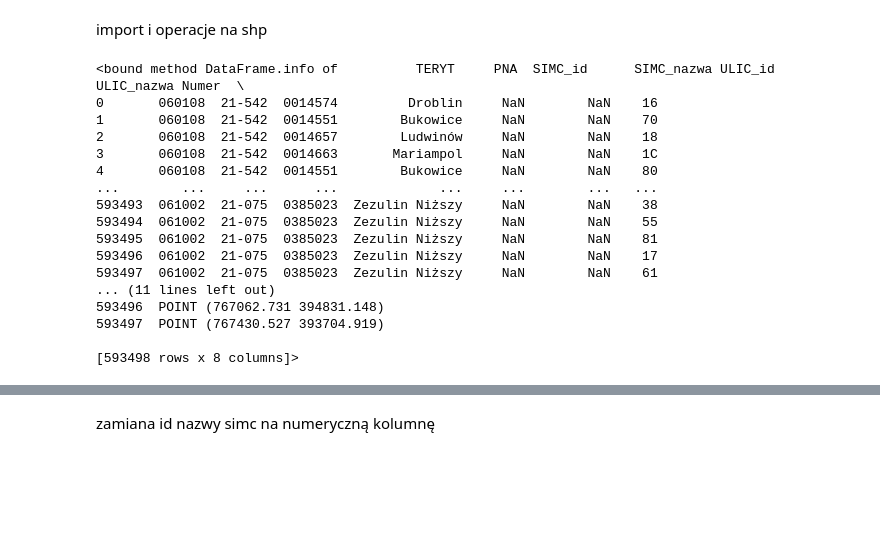
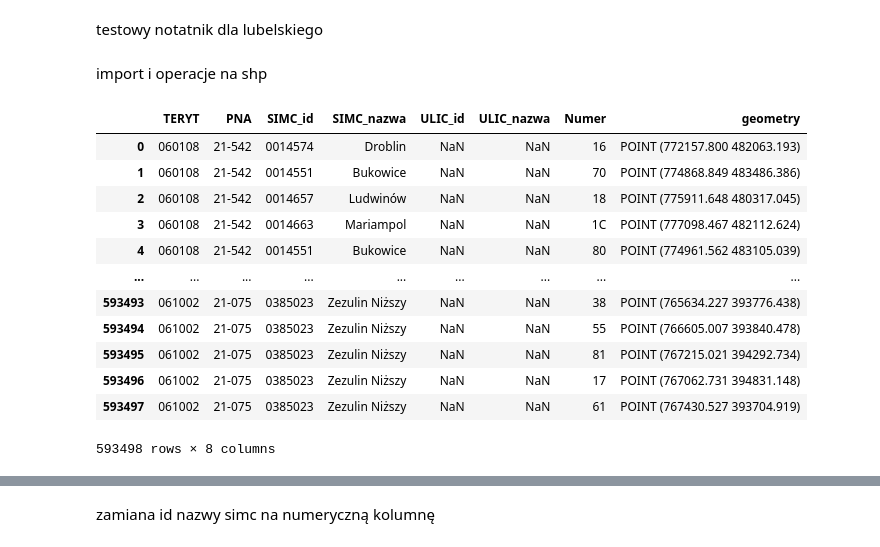
Before and after one commit to agaszady/geoclassification, a Jupyter notebook: test.ipynb, the cells around one changed output, grey strips where cells are left out. Saved outputs shown, nothing was run; the diff lists cells and outputs as text; code cells hidden in the pictures; blank space fills up the shorter version.

```diff
--- a/test.ipynb
+++ b/test.ipynb
@@ -1,3 +1,5 @@
+# %% [markdown]
+testowy notatnik dla lubelskiego
 # %% [markdown]
 import i operacje na shp
 # %%
@@ -5,24 +7,20 @@ import geopandas as gpd
 # %%
 gdf = gpd.read_file('06/PRG_PunktyAdresowe_06.shp')
 # %%
-gdf.info
+gdf
 # %% [output]
+|  | TERYT | PNA | SIMC_id | SIMC_nazwa | ULIC_id | ULIC_nazwa | Numer | geometry |
+| 0 | 060108 | 21-542 | 0014574 | Droblin | NaN | NaN | 16 | POINT (772157.800 482063.193) |
+| 1 | 060108 | 21-542 | 0014551 | Bukowice | NaN | NaN | 70 | POINT (774868.849 483486.386) |
+| 2 | 060108 | 21-542 | 0014657 | Ludwinów | NaN | NaN | 18 | POINT (775911.648 480317.045) |
+| 3 | 060108 | 21-542 | 0014663 | Mariampol | NaN | NaN | 1C | POINT (777098.467 482112.624) |
+| 4 | 060108 | 21-542 | 0014551 | Bukowice | NaN | NaN | 80 | POINT (774961.562 483105.039) |
+| ... | ... | ... | ... | ... | ... | ... | ... | ... |
+| 593493 | 061002 | 21-075 | 0385023 | Zezulin Niższy | NaN | NaN | 38 | POINT (765634.227 393776.438) |
+| 593494 | 061002 | 21-075 | 0385023 | Zezulin Niższy | NaN | NaN | 55 | POINT (766605.007 393840.478) |
+| 593495 | 061002 | 21-075 | 0385023 | Zezulin Niższy | NaN | NaN | 81 | POINT (767215.021 394292.734) |
+| 593496 | 061002 | 21-075 | 0385023 | Zezulin Niższy | NaN | NaN | 17 | POINT (767062.731 394831.148) |
+| 593497 | 061002 | 21-075 | 0385023 | Zezulin Niższy | NaN | NaN | 61 | POINT (767430.527 393704.919) |
-<bound method DataFrame.info of          TERYT     PNA  SIMC_id      SIMC_nazwa ULIC_id ULIC_nazwa Numer  \
-0       060108  21-542  0014574         Droblin     NaN        NaN    16
-1       060108  21-542  0014551        Bukowice     NaN        NaN    70
-2       060108  21-542  0014657        Ludwinów     NaN        NaN    18
-3       060108  21-542  0014663       Mariampol     NaN        NaN    1C
-4       060108  21-542  0014551        Bukowice     NaN        NaN    80
-...        ...     ...      ...             ...     ...        ...   ...
-593493  061002  21-075  0385023  Zezulin Niższy     NaN        NaN    38
-593494  061002  21-075  0385023  Zezulin Niższy     NaN        NaN    55
-593495  061002  21-075  0385023  Zezulin Niższy     NaN        NaN    81
-593496  061002  21-075  0385023  Zezulin Niższy     NaN        NaN    17
-593497  061002  21-075  0385023  Zezulin Niższy     NaN        NaN    61
-... (11 lines left out)
-593496  POINT (767062.731 394831.148)
-593497  POINT (767430.527 393704.919)
-
-[593498 rows x 8 columns]>
+593498 rows × 8 columns
 # %%
 gdf[gdf['SIMC_id']==17302]
```
Also changed, not shown: parts of 6 cells of this notebook, 8 other files.
